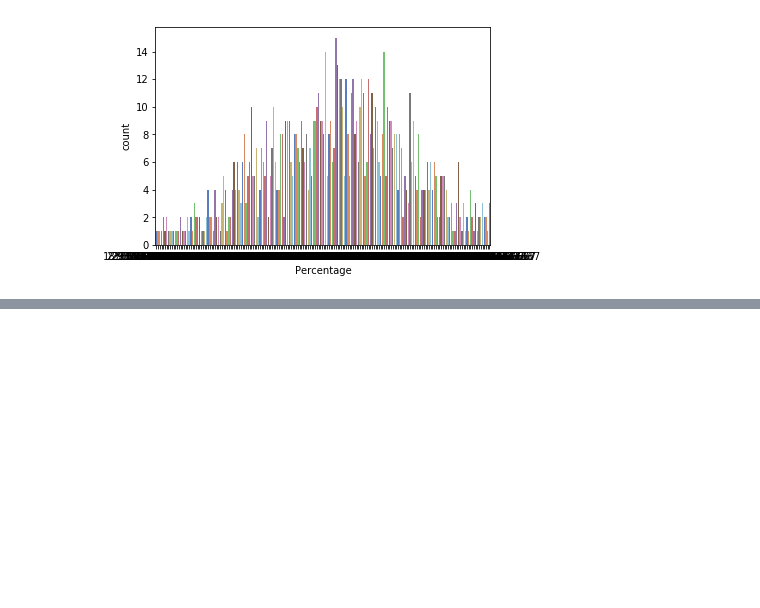
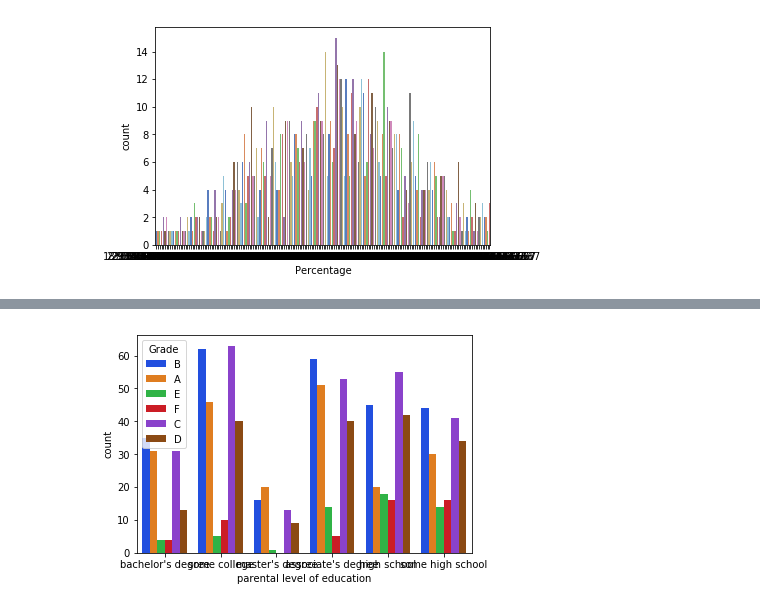
Before and after one commit to Jakki-SP/Exploratory-DataAnalysis, a Jupyter notebook: Student Performance In Exams.ipynb, the cells around one changed output, grey strips where cells are left out. Saved outputs shown, nothing was run; the diff lists cells and outputs as text; code cells hidden in the pictures; blank space fills up the shorter version.

```diff
--- a/Student Performance In Exams.ipynb
+++ b/Student Performance In Exams.ipynb
@@ -174,0 +208,5 @@ plt.show()
+# %%
+sns.countplot(x='parental level of education', data = df, hue='Grade', palette='bright')
+plt.show()
+# %% [output]
+[figure, added]
```
Also changed, not shown: parts of 5 cells of this notebook.
